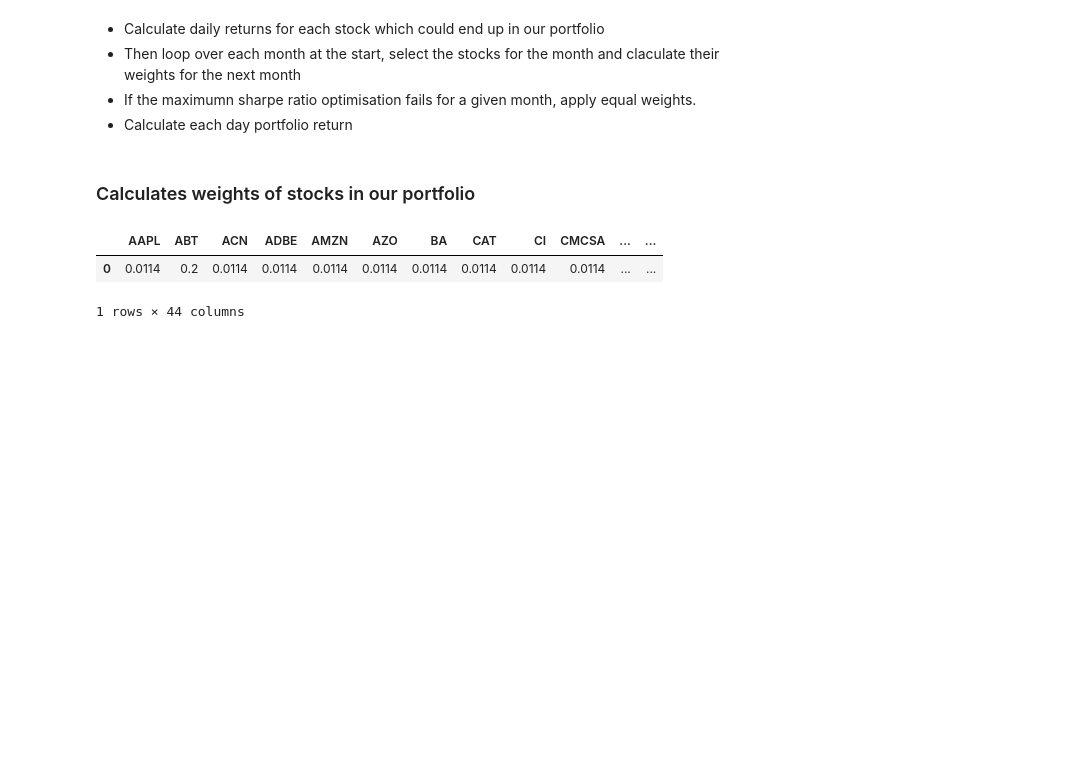
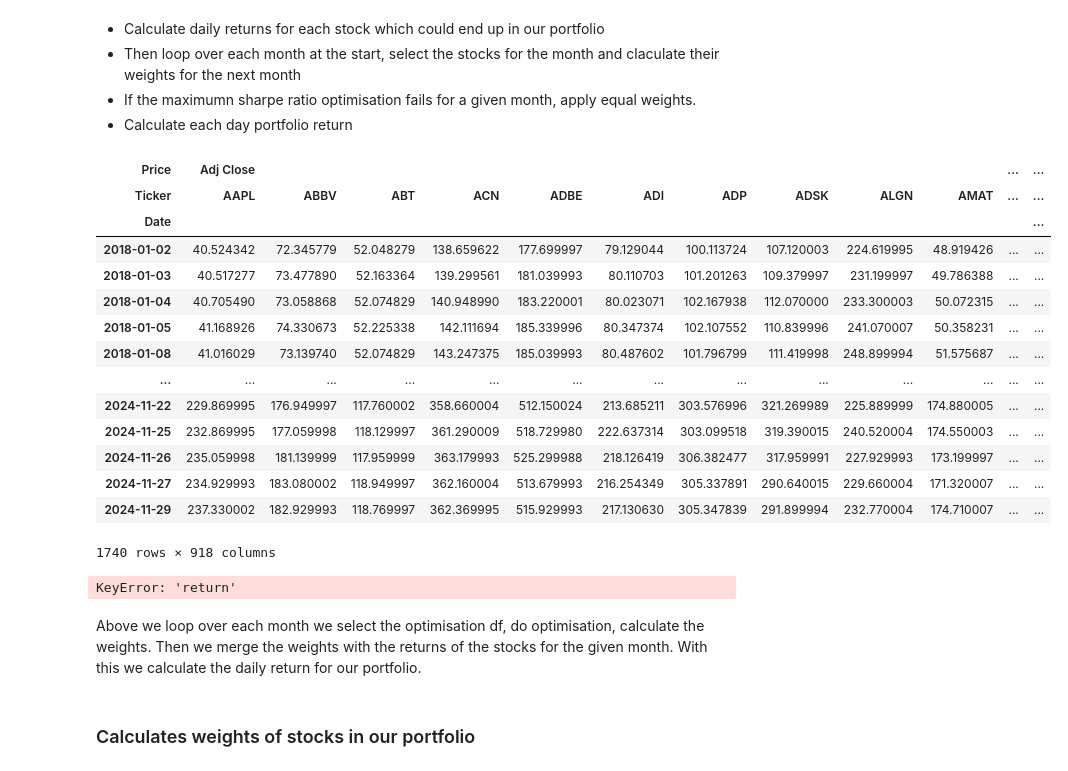
Before and after one commit to codyrosenzweig1/Quant_Trading_Basics_ML, a Jupyter notebook: Algorithmic_Trading_ML_Stratergies.ipynb, the cells around one changed output. Saved outputs shown, nothing was run; the diff lists cells and outputs as text; code cells hidden in the pictures; blank space fills up the shorter version.

Commit message:
Implemented algorithm to calculate weighted returns from out algorithm

```diff
--- a/Algorithmic_Trading_ML_Stratergies.ipynb
+++ b/Algorithmic_Trading_ML_Stratergies.ipynb
@@ -497,22 +502,67 @@ new_df
+# %%
+new_df
+# %% [output]
+| Price | Adj Close |  |  |  |  |  |  |  |  |  | ... | ... |
+| Ticker | AAPL | ABBV | ABT | ACN | ADBE | ADI | ADP | ADSK | ALGN | AMAT | ... | ... |
+| Date |  |  |  |  |  |  |  |  |  |  |  | ... |
+| 2018-01-02 | 40.524342 | 72.345779 | 52.048279 | 138.659622 | 177.699997 | 79.129044 | 100.113724 | 107.120003 | 224.619995 | 48.919426 | ... | ... |
+| 2018-01-03 | 40.517277 | 73.477890 | 52.163364 | 139.299561 | 181.039993 | 80.110703 | 101.201263 | 109.379997 | 231.199997 | 49.786388 | ... | ... |
+| 2018-01-04 | 40.705490 | 73.058868 | 52.074829 | 140.948990 | 183.220001 | 80.023071 | 102.167938 | 112.070000 | 233.300003 | 50.072315 | ... | ... |
+| 2018-01-05 | 41.168926 | 74.330673 | 52.225338 | 142.111694 | 185.339996 | 80.347374 | 102.107552 | 110.839996 | 241.070007 | 50.358231 | ... | ... |
+| 2018-01-08 | 41.016029 | 73.139740 | 52.074829 | 143.247375 | 185.039993 | 80.487602 | 101.796799 | 111.419998 | 248.899994 | 51.575687 | ... | ... |
+| ... | ... | ... | ... | ... | ... | ... | ... | ... | ... | ... | ... | ... |
+| 2024-11-22 | 229.869995 | 176.949997 | 117.760002 | 358.660004 | 512.150024 | 213.685211 | 303.576996 | 321.269989 | 225.889999 | 174.880005 | ... | ... |
+| 2024-11-25 | 232.869995 | 177.059998 | 118.129997 | 361.290009 | 518.729980 | 222.637314 | 303.099518 | 319.390015 | 240.520004 | 174.550003 | ... | ... |
+| 2024-11-26 | 235.059998 | 181.139999 | 117.959999 | 363.179993 | 525.299988 | 218.126419 | 306.382477 | 317.959991 | 227.929993 | 173.199997 | ... | ... |
+| 2024-11-27 | 234.929993 | 183.080002 | 118.949997 | 362.160004 | 513.679993 | 216.254349 | 305.337891 | 290.640015 | 229.660004 | 171.320007 | ... | ... |
+| 2024-11-29 | 237.330002 | 182.929993 | 118.769997 | 362.369995 | 515.929993 | 217.130630 | 305.347839 | 291.899994 | 232.770004 | 174.710007 | ... | ... |
+1740 rows × 918 columns
 # %%
-# returns_dataframe = np.log(new_df['Adj Close']).diff()
+returns_dataframe = np.log(new_df['Adj Close']).diff()
 
-# portfolio_df = pd.DataFrame()
+portfolio_df = pd.DataFrame()
 
 for start_date in fixed_dates.keys():
 
-    end_date = (pd.to_datetime(start_date)+pd.offsets.MonthEnd(0)).strftime('%Y-%m-%d')
+    try:
 
-    cols = fixed_dates[start_date]
+        end_date = (pd.to_datetime(start_date)+pd.offsets.MonthEnd(0)).strftime('%Y-%m-%d')
 
-    optimisation_start_date = (pd.to_datetime(start_date)-pd.DateOffset(months=12)).strftime('%Y-%m-%d')
+        cols = fixed_dates[start_date]
 
-    optimisation_end_date = (pd.to_datetime(start_date)-pd.DateOffset(days=1)).strftime('%Y-%m-%d')
+        optimisation_start_date = (pd.to_datetime(start_date)-pd.DateOffset(months=12)).strftime('%Y-%m-%d')
 
-    weights = optimise_weights(prices=optimisation_df,
-                               lower_bound=round(1/(len(optimisation_df.columns)*2), 4))
+        optimisation_end_date = (pd.to_datetime(start_date)-pd.DateOffset(days=1)).strftime('%Y-%m-%d')
 
-    weights = pd.DataFrame(weights, index=pd.Series(0))
+        weights = optimise_weights(prices=optimisation_df,
+                                   lower_bound=round(1/(len(optimisation_df.columns)*2), 4))
+
+        weights = pd.DataFrame(weights, index=pd.Series(0))
+
+        temp_df = returns_dataframe[start_date:end_date]
+
+        temp_df = temp_df.stack().to_frame('return').reset_index(level=0)\
+        .merge(weights.stack().to_frame('weight').reset_index(level=0, drop=True),
+              left_index=True,
+              right_index=True)\
+        .reset_index().set_index(['Date', 'Ticker'])
+
+        temp_df['weighted_return'] = temp_df['return']*temp_df['weight']
+
+        temp_df = temp_df.groupby(level=0)['weighted_return'].sum().to_frame('Stratergy Return')
+
+        temp_df['weighted_return'] = temp_df['return']*temp_df['weight']
+
+        temp_df = temp_df.groupby(level=0)['weighted_return'].sum().to_frame('Stratergy Return')
+
+        portfolio_df = pd.concat([portfolio_df, temp_df], axis=0)
+
+    except Exception as e:
+        print(e)
+# %% [output]
+KeyError: 'return'
+# %% [markdown]
+Above we loop over each month we select the optimisation df, do optimisation, calculate the weights. Then we merge the weights with the returns of the stocks for the given month. With this we calculate the daily return for our portfolio.
 # %% [markdown]
 ### Calculates weights of stocks in our portfolio
 # %%
@@ -521,8 +571,12 @@ weights = optimise_weights(prices=optimisation_df,
                            lower_bound=round(1/(len(optimisation_df.columns)*2), 4))
 
 weights = pd.DataFrame(weights, index=pd.Series(0))
+
+temp_df = returns_dataframe['2019-01-01':'2019-01-31']
+
+temp_df = temp_df.stack().to_frame('return').reset_index(level=0)\
+    .merge(weights.stack().to_frame('weight').reset_index(level=0, drop=True),
+          left_index=True,
+          right_index=True)\
+    .reset_index().set_index(['Date', 'Ticker'])
 """
-# %% [output]
-|  | AAPL | ABT | ACN | ADBE | AMZN | AZO | BA | CAT | CI | CMCSA | ... | ... |
-| 0 | 0.0114 | 0.2 | 0.0114 | 0.0114 | 0.0114 | 0.0114 | 0.0114 | 0.0114 | 0.0114 | 0.0114 | ... | ... |
-1 rows × 44 columns
```
Also changed, not shown: parts of 16 cells of this notebook.
